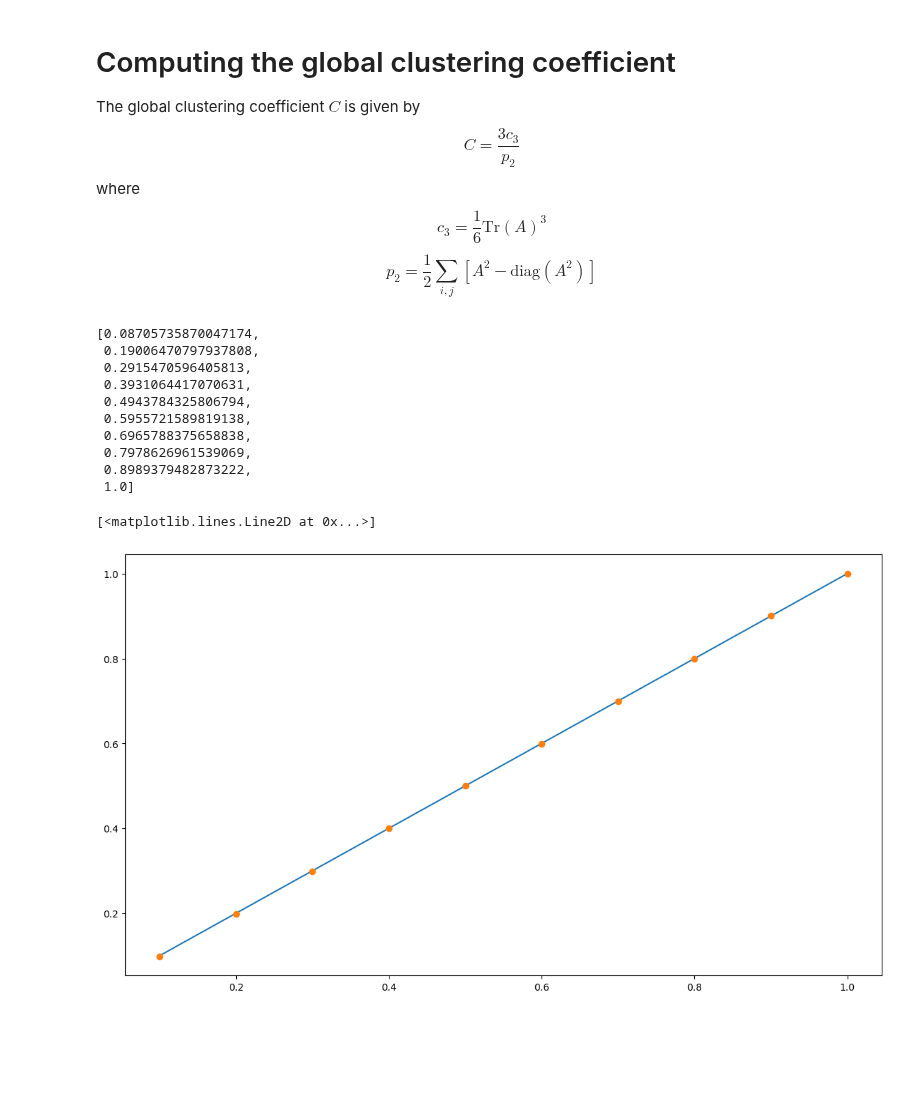
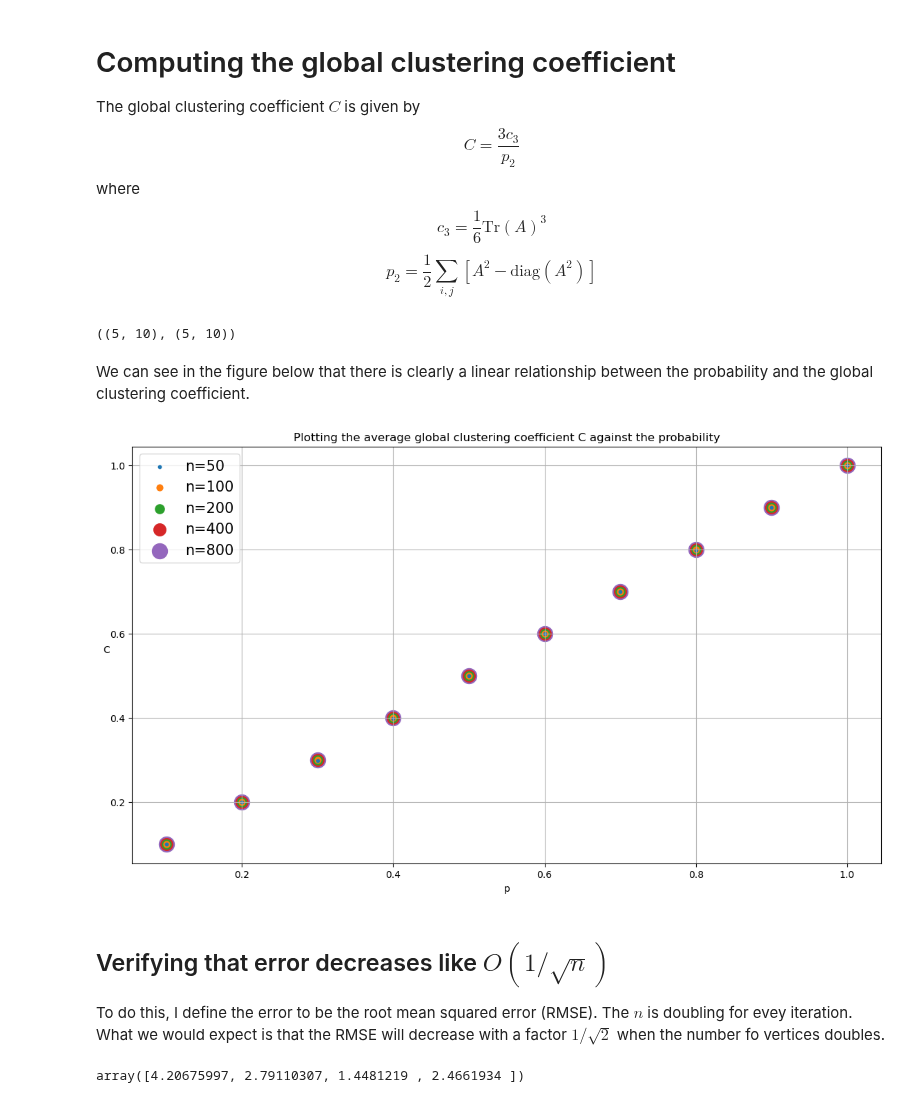
Before and after one commit to SunAndClouds/ComplexSystems, a Jupyter notebook: Lab3.ipynb, the cells around one changed output. Cells and saved outputs as stored; diff of their text form; code cells hidden in the pictures; blank space fills up the shorter version.

```diff
--- a/Lab3.ipynb
+++ b/Lab3.ipynb
@@ -295,7 +260,7 @@ $$c_3 = \frac{1}{6}\mathrm{Tr}(A)^3$$
 $$p_2 = \frac{1}{2}\sum_{i,j}\left[ A^2 - \mathrm{diag}(A^2)\right] $$
 # %%
 @njit
-def global_clustering_coefficient(A):
+def global_clustering_coefficient(A): # Function for computing the global clustering coefficient given some adjacency matrix A
     # Compute A^2 and A^3
     A_sq = A @ A
     A_cube = A_sq @ A
@@ -312,39 +277,57 @@ def global_clustering_coefficient(A):
 
     return C
 
-results = []
-n = 20 # Number of vertices
+residuals = []
+average_C = []
+probabilities = np.linspace(0.1, 1, 10)
+vertices = [50, 100, 200, 400, 800]
 
-probabilities = np.linspace(1e-1, 1, 10)
+for n in vertices: # checking the O(1/sqrt(n)) hypothesis
+    results = []
+    for p in tqdm(probabilities):
+        result = []
+        for _ in range(1000):
 
-for p in tqdm(probabilities):
-    result = []
-    for _ in range(16*4000):
+            adj_matrix = generate_er_graph(n, p).astype(np.float64)
+            C = global_clustering_coefficient(adj_matrix)
 
-        adj_matrix = generate_er_graph(n, p).astype(np.float64)
-        C = global_clustering_coefficient(adj_matrix)
+            result.append(C) # [C_1, C_2, ..., C_n]
 
-        result.append(C) # [C_1, C_2, ..., C_n]
+        # Average C for a given p
+        results.append(
+            np.sum(result) / len(result)
+        )
 
-    results.append(
-        np.sum(result) / len(result)
-    )
+    # Average clobal clustering coefficient for some given n
+    average_C.append(results)
+    # Storing the residuals between C and p for some given n to check the O(1/sqrt(n)) hypothesis
+    residuals.append(np.array(results) - probabilities)
 
-results
+residuals = np.array(residuals)
+average_C = np.array(average_C)
+
+residuals.shape, average_C.shape
 # %% [output]
-[0.08705735870047174,
- 0.19006470797937808,
- 0.2915470596405813,
- 0.3931064417070631,
- 0.4943784325806794,
- 0.5955721589819138,
- 0.6965788375658838,
- 0.7978626961539069,
- 0.8989379482873222,
- 1.0]
+((5, 10), (5, 10))
-# %%
-plt.plot(*2*[probabilities])
-plt.plot(probabilities, results, "o")
-# %% [output]
-[<matplotlib.lines.Line2D at 0x...>]
-[figure, removed]
+# %% [markdown]
+We can see in the figure below that there is clearly a linear relationship between the probability and the global clustering coefficient.
+# %%
+plt.title("Plotting the average global clustering coefficient C against the probability")
+
+for i in range(len(average_C)):
+    plt.scatter(probabilities, average_C[i], s=10*(i+1)**2, label=f"n={vertices[i]}", zorder=-i)
+
+plt.xlabel("p"), plt.ylabel("C", rotation=0)
+plt.legend(fontsize=15)
+plt.grid()
+# %% [output]
+[figure, added]
+# %% [markdown]
+## Verifying that error decreases like $O\left(1 / \sqrt{n}\right)$
+To do this, I define the error to be the root mean squared error (RMSE). The $n$ is doubling for evey iteration. What we would expect is that the RMSE will decrease with a factor $1/\sqrt{2}$ when the number fo vertices doubles.
+# %%
+RMSE = np.sqrt(np.mean(residuals**2, 1))
+
+RMSE[:-1] / RMSE[1:]
+# %% [output]
+array([4.20675997, 2.79110307, 1.4481219 , 2.4661934 ])
```
Also changed, not shown: parts of 13 cells of this notebook.
